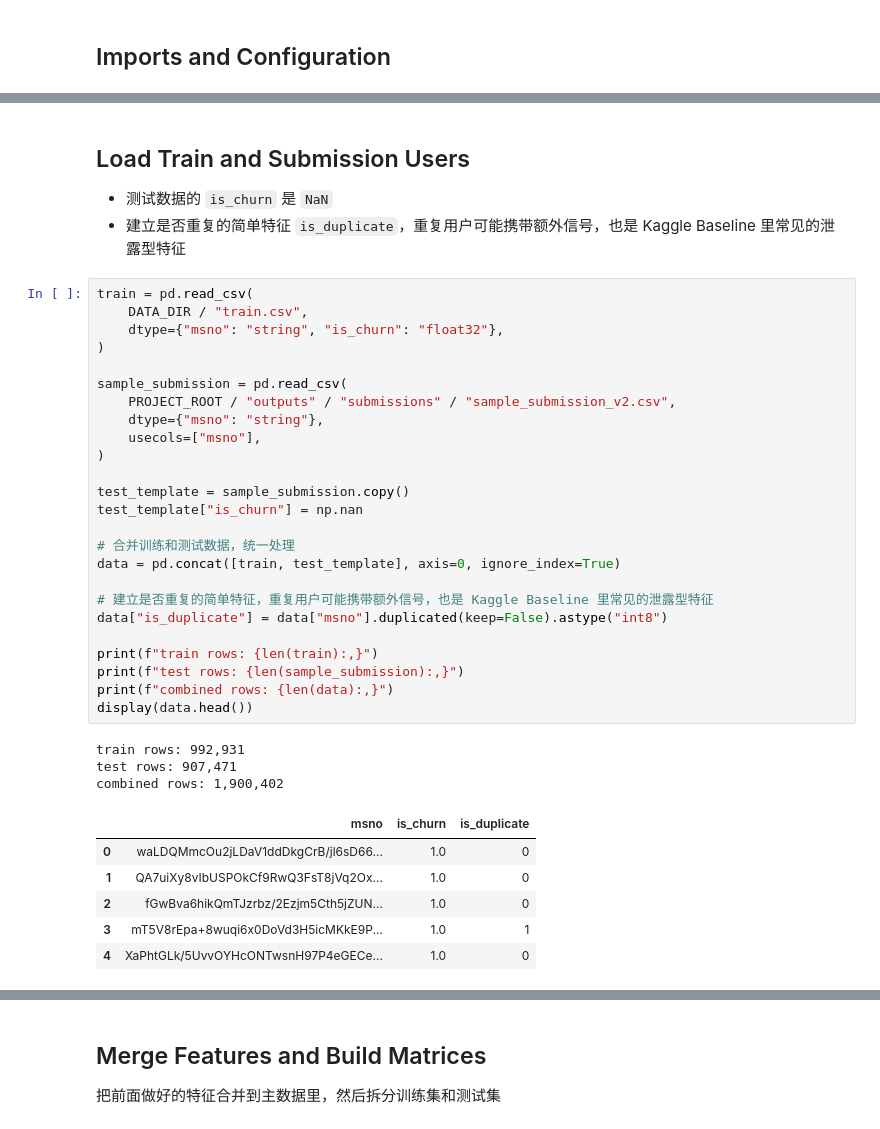
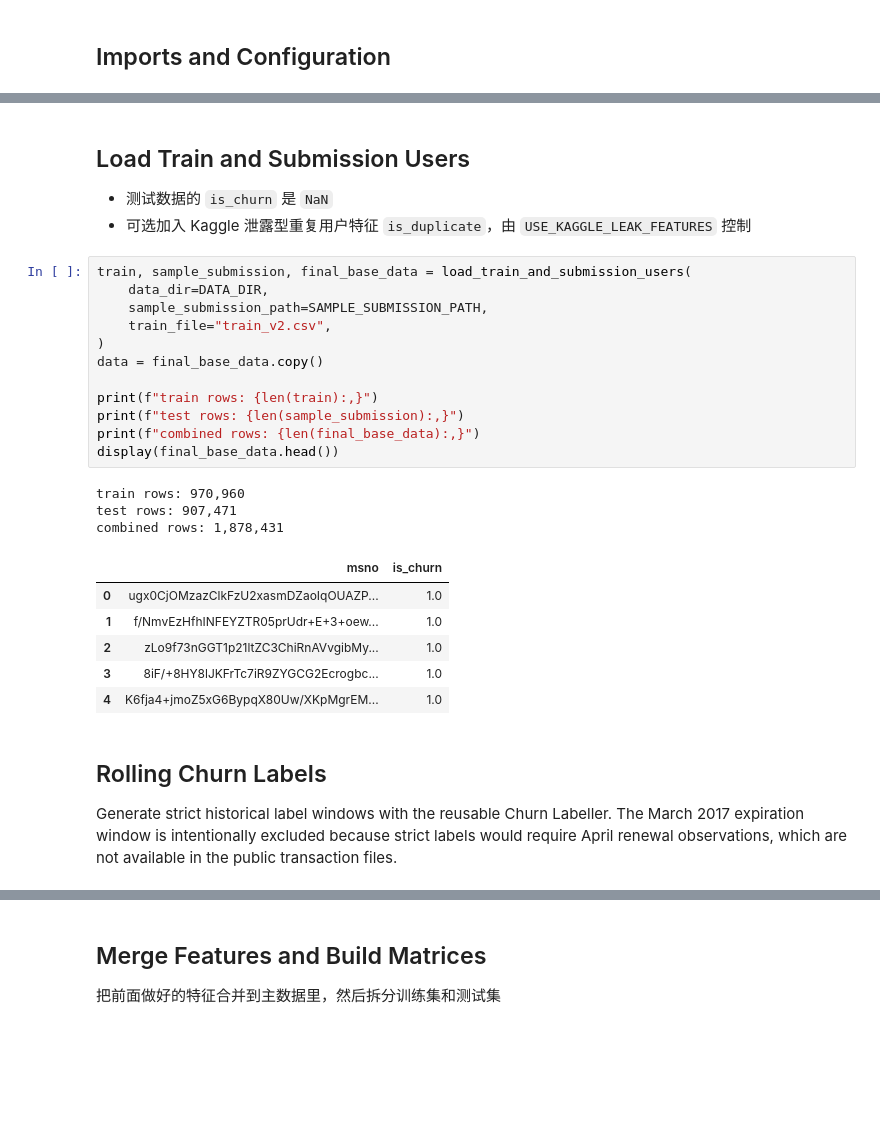
Before and after one commit to davis0178/KKBox-Churn-Prediction-Challenge, a Jupyter notebook: notebooks/Kaggle_Baseline.ipynb, the cells around one changed output, grey strips where cells are left out. Cells and saved outputs as stored; diff of their text form; blank space fills up the shorter version.

```diff
--- a/notebooks/Kaggle_Baseline.ipynb
+++ b/notebooks/Kaggle_Baseline.ipynb
@@ -50,39 +132,30 @@ OUTPUT_PATH: F:\KKBox's Churn Prediction Challenge\outputs\submissions\baseline\
 ## Load Train and Submission Users
 
 - 测试数据的 `is_churn` 是 `NaN`
-- 建立是否重复的简单特征 `is_duplicate`，重复用户可能携带额外信号，也是 Kaggle Baseline 里常见的泄露型特征
+- 可选加入 Kaggle 泄露型重复用户特征 `is_duplicate`，由 `USE_KAGGLE_LEAK_FEATURES` 控制
 # %%
-train = pd.read_csv(
-    DATA_DIR / "train.csv",
-    dtype={"msno": "string", "is_churn": "float32"},
+train, sample_submission, final_base_data = load_train_and_submission_users(
+    data_dir=DATA_DIR,
+    sample_submission_path=SAMPLE_SUBMISSION_PATH,
+    train_file="train_v2.csv",
 )
-
-sample_submission = pd.read_csv(
-    PROJECT_ROOT / "outputs" / "submissions" / "sample_submission_v2.csv",
-    dtype={"msno": "string"},
-    usecols=["msno"],
-)
-
-test_template = sample_submission.copy()
-test_template["is_churn"] = np.nan
-
-# 合并训练和测试数据，统一处理
-data = pd.concat([train, test_template], axis=0, ignore_index=True)
-
-# 建立是否重复的简单特征，重复用户可能携带额外信号，也是 Kaggle Baseline 里常见的泄露型特征
-data["is_duplicate"] = data["msno"].duplicated(keep=False).astype("int8")
+data = final_base_data.copy()
 
 print(f"train rows: {len(train):,}")
 print(f"test rows: {len(sample_submission):,}")
-print(f"combined rows: {len(data):,}")
-display(data.head())
+print(f"combined rows: {len(final_base_data):,}")
+display(final_base_data.head())
 # %% [output]
-train rows: 992,931
+train rows: 970,960
 test rows: 907,471
-combined rows: 1,900,402
+combined rows: 1,878,431
-|  | msno | is_churn | is_duplicate |
-| 0 | waLDQMmcOu2jLDaV1ddDkgCrB/jl6sD66... | 1.0 | 0 |
-| 1 | QA7uiXy8vIbUSPOkCf9RwQ3FsT8jVq2Ox... | 1.0 | 0 |
-| 2 | fGwBva6hikQmTJzrbz/2Ezjm5Cth5jZUN... | 1.0 | 0 |
-| 3 | mT5V8rEpa+8wuqi6x0DoVd3H5icMKkE9P... | 1.0 | 1 |
-| 4 | XaPhtGLk/5UvvOYHcONTwsnH97P4eGECe... | 1.0 | 0 |
+|  | msno | is_churn |
+| 0 | ugx0CjOMzazClkFzU2xasmDZaoIqOUAZP... | 1.0 |
+| 1 | f/NmvEzHfhINFEYZTR05prUdr+E+3+oew... | 1.0 |
+| 2 | zLo9f73nGGT1p21ltZC3ChiRnAVvgibMy... | 1.0 |
+| 3 | 8iF/+8HY8lJKFrTc7iR9ZYGCG2Ecrogbc... | 1.0 |
+| 4 | K6fja4+jmoZ5xG6BypqX80Uw/XKpMgrEM... | 1.0 |
+# %% [markdown]
+## Rolling Churn Labels
+
+Generate strict historical label windows with the reusable Churn Labeller. The March 2017 expiration window is intentionally excluded because strict labels would require April renewal observations, which are not available in the public transaction files.
```
Also changed, not shown: parts of 18 cells of this notebook, 16 other files.
